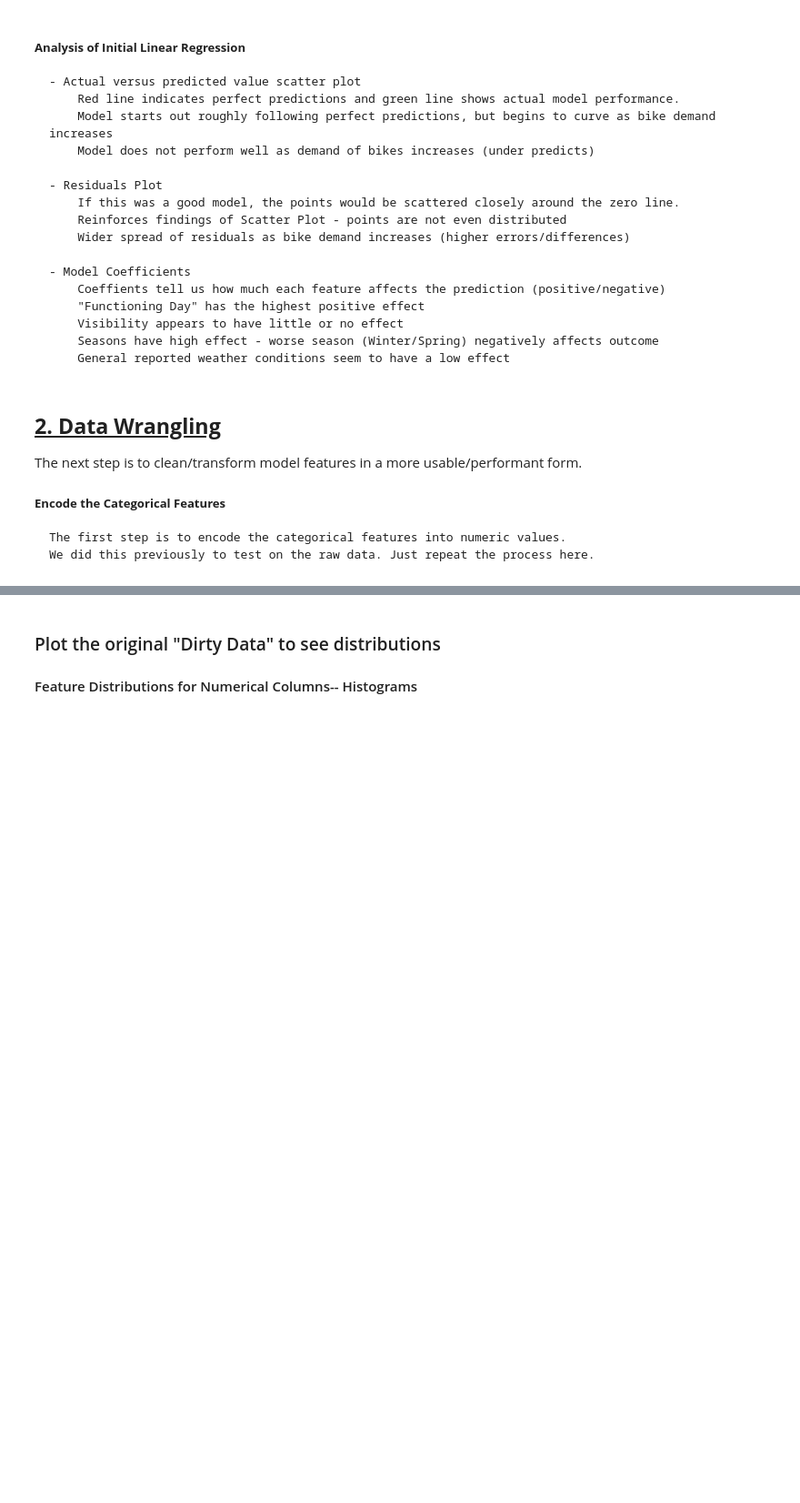
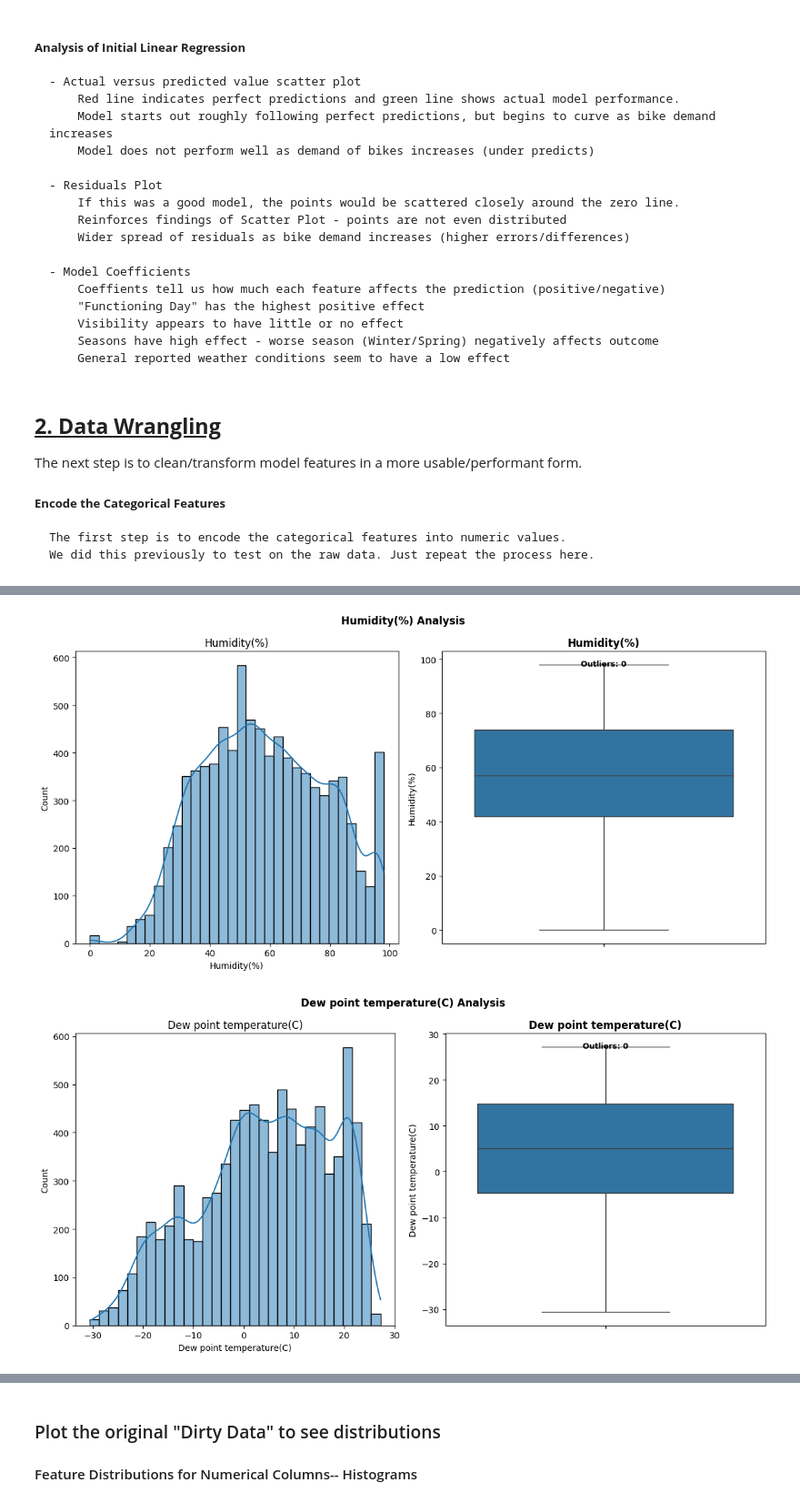
Before and after one commit to juanbucz/FullStackAcademyAICourse, a Jupyter notebook: Incremental Capstones/Capstone 5/Incremental Capstone 5 Notebook.ipynb, the cells around one changed output, grey strips where cells are left out. Shown at 91% size. Cells and saved outputs as stored; diff of their text form; code cells hidden in the pictures; blank space fills up the shorter version.

Commit message:
Capstone 5 - Applied Feature Transforms

```diff
--- a/Incremental Capstones/Capstone 5/Incremental Capstone 5 Notebook.ipynb
+++ b/Incremental Capstones/Capstone 5/Incremental Capstone 5 Notebook.ipynb
@@ -590,0 +657,80 @@ KeyError: "['Seasons_Spring', 'Seasons_Summer', 'Seasons_Winter', 'Month', 'DayO
+# %%
+
+columns = ['Humidity(%)','Dew point temperature(C)']
+
+for i, col in enumerate(columns):
+    fig, axes = plt.subplots(nrows=1, ncols=2, figsize=(12,6))
+    axes = axes.flatten()
+
+    plt.tight_layout(rect=[0, 0, 1, 0.90])  # Leave space at top
+    plt.suptitle(f'{col} Analysis', fontweight='bold')
+
+    # Histogram
+    iPlot = 0
+    sns.histplot(data=df_floridabikerentals_new, x=col, ax=axes[iPlot], kde=True)
+    axes[iPlot].set_title(col)
+    iPlot += 1
+
+    # BoxPlot
+    sns.boxplot(data=df_floridabikerentals_new, y=col, ax=axes[iPlot])
+    axes[iPlot].set_title(col, fontweight='bold')
+
+    # Optional: Add count of outliers
+    Q1 = df_floridabikerentals_new[col].quantile(0.25)
+    Q3 = df_floridabikerentals_new[col].quantile(0.75)
+    IQR = Q3 - Q1
+    lower = Q1 - 1.5 * IQR
+    upper = Q3 + 1.5 * IQR
+    outlier_count = len(df_floridabikerentals_new[(df_floridabikerentals_new[col] < lower) |
+                                        (df_floridabikerentals_new[col] > upper)])
+    axes[iPlot].text(0.5, 0.95, f'Outliers: {outlier_count}',
+                transform=axes[iPlot].transAxes, ha='center', fontsize=9, fontweight='bold')
+
+    # Make plots more readable and add space
+    plt.tight_layout(h_pad=5)
+    plt.show()
+    print()
+    print()
+
+print()
+print()
+
+fig, ax = plt.subplots(figsize=(8, 2))
+ax.axis('off')
+
+plt.suptitle(f'Valid/Typical Dew Point Ranges For Florida', fontweight='bold')
+
+table_data = [
+    ['Humidity', '50-90% (rarely below 40%)'],
+    ['Dew Point', '10°C to 25°C (50°F to 77°F)']
+]
+
+table = ax.table(
+    cellText=table_data,
+    colLabels=['Feature', 'Florida Typical Range'],
+    loc='center',
+    cellLoc='left'
+)
+
+table.auto_set_font_size(False)
+table.set_fontsize(11)
+table.scale(1.2, 1.5)
+
+plt.tight_layout(h_pad=5)
+plt.show()
+print()
+print()
+
+print(f'Number of rows in the data set:{len(df_floridabikerentals_new)}')
+bad_values = (df_floridabikerentals_new['Humidity(%)'] < 30).sum()
+print(f"Humidity below 30%:{bad_values}")
+percentage_of_errors = (bad_values/len(df_floridabikerentals_new)) * 100
+print(f'Percentage of DataSet with Humidity Data Issues:{percentage_of_errors:.2f}%')
+
+bad_values = (df_floridabikerentals_new['Dew point temperature(C)'] < 0).sum()
+print(f"Dew Point below 0°C: {bad_values}" )
+percentage_of_errors = (bad_values/len(df_floridabikerentals_new)) * 100
+print(f'Percentage of DataSet with Dew Point Data Issues:{percentage_of_errors:.2f}%')
+# %% [output]
+[figure, added]
+[figure, added]
```
Also changed, not shown: parts of 16 cells of this notebook.
